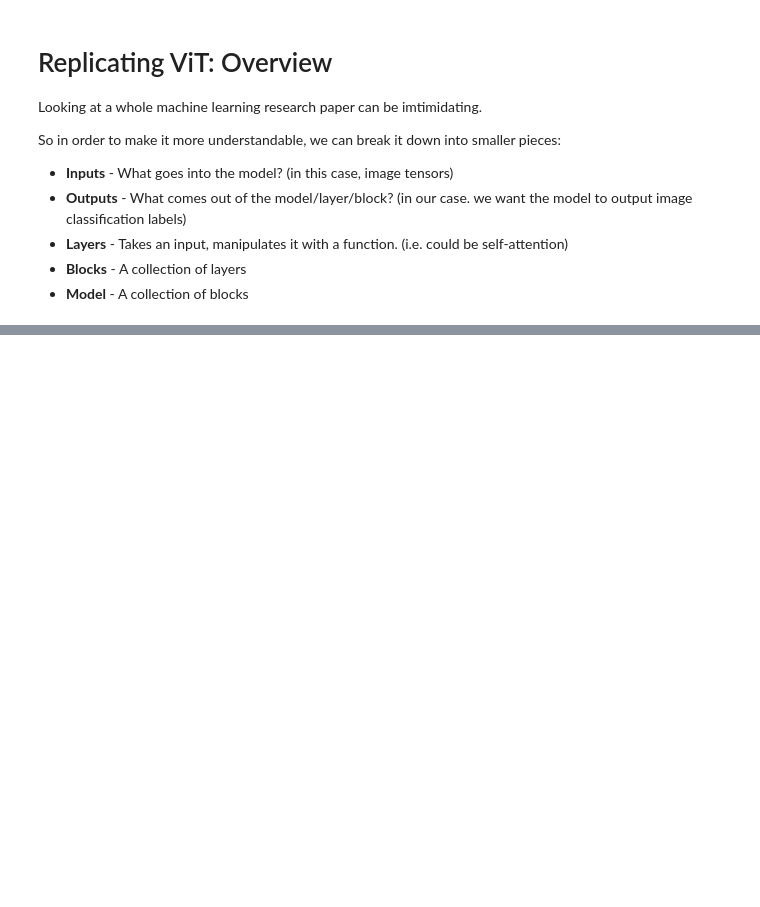
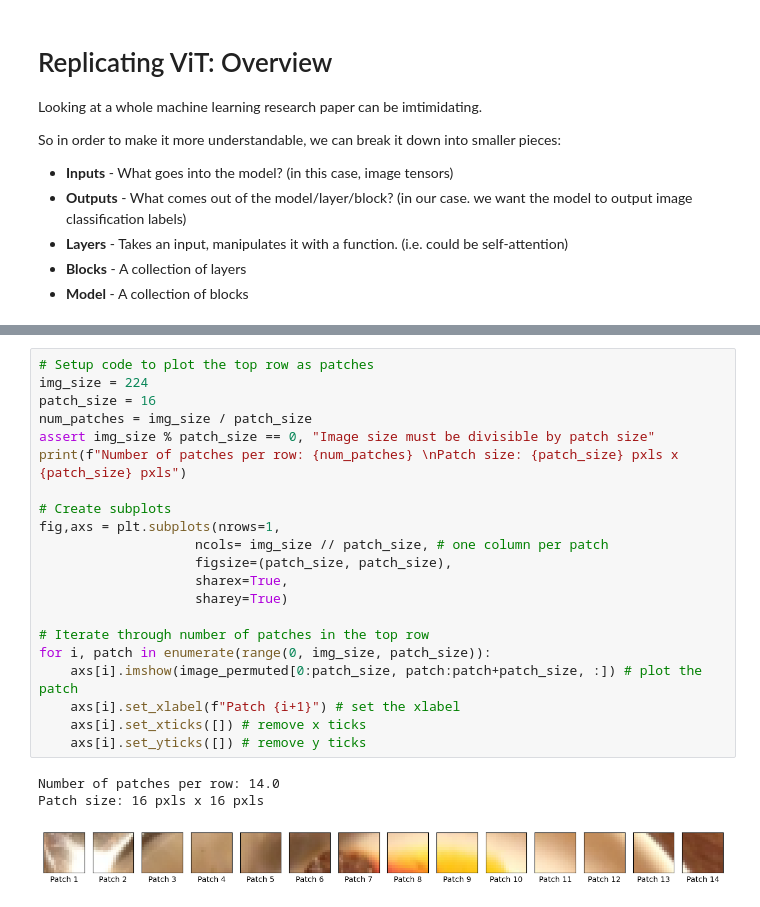
Before and after one commit to Niloy009/learning_pytorch, a Jupyter notebook: 08_pytorch_paper_replicating.ipynb, the cells around one changed output, grey strips where cells are left out. Drawn from its saved outputs; the diff is of its cells as text; blank space fills up the shorter version.

```diff
--- a/08_pytorch_paper_replicating.ipynb
+++ b/08_pytorch_paper_replicating.ipynb
@@ -176,0 +308,25 @@ So in order to make it more understandable, we can break it down into smaller pi
+# %%
+# Setup code to plot the top row as patches
+img_size = 224
+patch_size = 16
+num_patches = img_size / patch_size
+assert img_size % patch_size == 0, "Image size must be divisible by patch size"
+print(f"Number of patches per row: {num_patches} \nPatch size: {patch_size} pxls x {patch_size} pxls")
+
+# Create subplots
+fig,axs = plt.subplots(nrows=1,
+                    ncols= img_size // patch_size, # one column per patch
+                    figsize=(patch_size, patch_size),
+                    sharex=True,
+                    sharey=True)
+
+# Iterate through number of patches in the top row
+for i, patch in enumerate(range(0, img_size, patch_size)):
+    axs[i].imshow(image_permuted[0:patch_size, patch:patch+patch_size, :]) # plot the patch
+    axs[i].set_xlabel(f"Patch {i+1}") # set the xlabel
+    axs[i].set_xticks([]) # remove x ticks
+    axs[i].set_yticks([]) # remove y ticks
+# %% [output]
+Number of patches per row: 14.0
+Patch size: 16 pxls x 16 pxls
+[figure, added]
```
Also changed, not shown: parts of 15 cells of this notebook, 2 other files.
